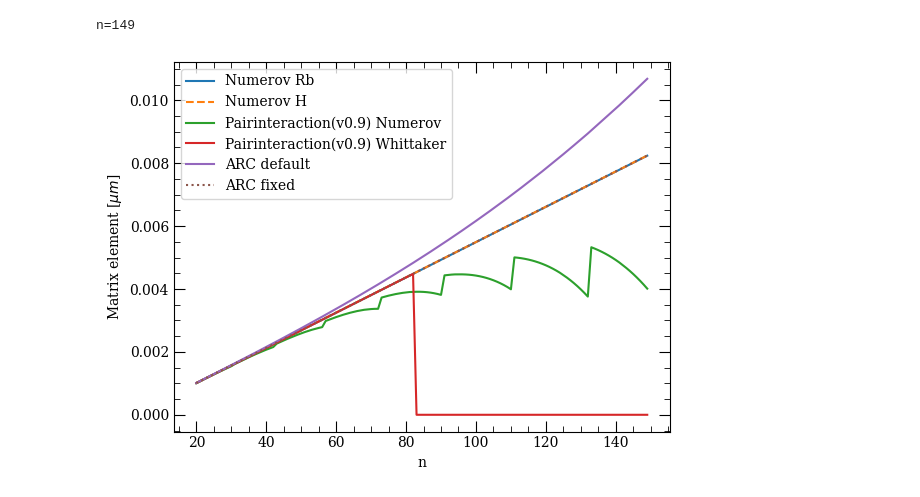
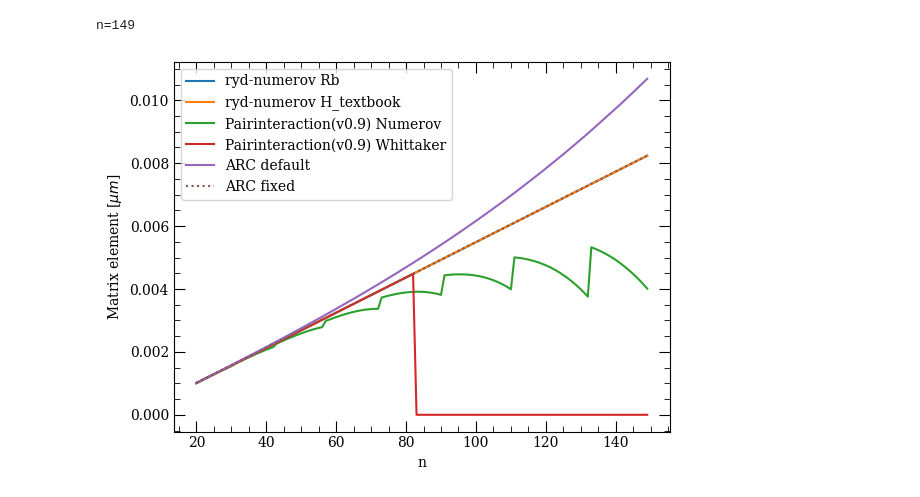
Before and after one commit to pairinteraction/ryd-numerov, a Jupyter notebook: docs/examples/comparisons/compare_radial_matrix_element.ipynb, the cells around one changed output. Drawn from its saved outputs; the diff is of its cells as text; code cells hidden in the pictures.

```diff
--- a/docs/examples/comparisons/compare_radial_matrix_element.ipynb
+++ b/docs/examples/comparisons/compare_radial_matrix_element.ipynb
@@ -25,15 +25,13 @@ qn2_list = [(n + dn, l + dl, j + dj, m + dm) for n, l, j, m in qn1_list]
 
 results = {}
 # %%
-for species in ["Rb", "H"]:
-    key = "Numerov " + species
+for species in ["Rb", "H_textbook"]:
+    key = "ryd-numerov " + species
     results[key] = []
     for qn1, qn2 in zip(qn1_list, qn2_list):
         print(f"n={qn1[0]}", end="\r")
         state_i = RydbergState(species, qn1[0], qn1[1], j=qn1[2])
-        state_i.create_model_potential(add_spin_orbit=species != "H")
         state_f = RydbergState(species, qn2[0], qn2[1], j=qn2[2])
-        state_f.create_model_potential(add_spin_orbit=species != "H")
         radial_me = state_i.calc_radial_matrix_element(state_f, 1, unit="a.u.")
         results[key].append(radial_me)
 
@@ -79,18 +77,18 @@ for use_fixed_arc in [False, True]:
 # %% [output]
 n=149
 # %%
-ls_dict = {"Numerov H": "--", "ARC fixed": ":"}
+ls_dict = {"ryd-numerov H": "--", "ARC fixed": ":"}
 
 fig, ax = plt.subplots()
 
 for key, values in results.items():
     ls = ls_dict.get(key, "-")
     ax.plot(n_list, values, ls=ls, label=key)
 
 ax.set_xlabel("n")
 ax.set_ylabel(r"Matrix element [$\mu m$]")
 
 ax.legend()
 plt.show()
 # %% [output]
-[figure, old version]
+[figure, new version]
```
Also changed, not shown: 10 other files.
